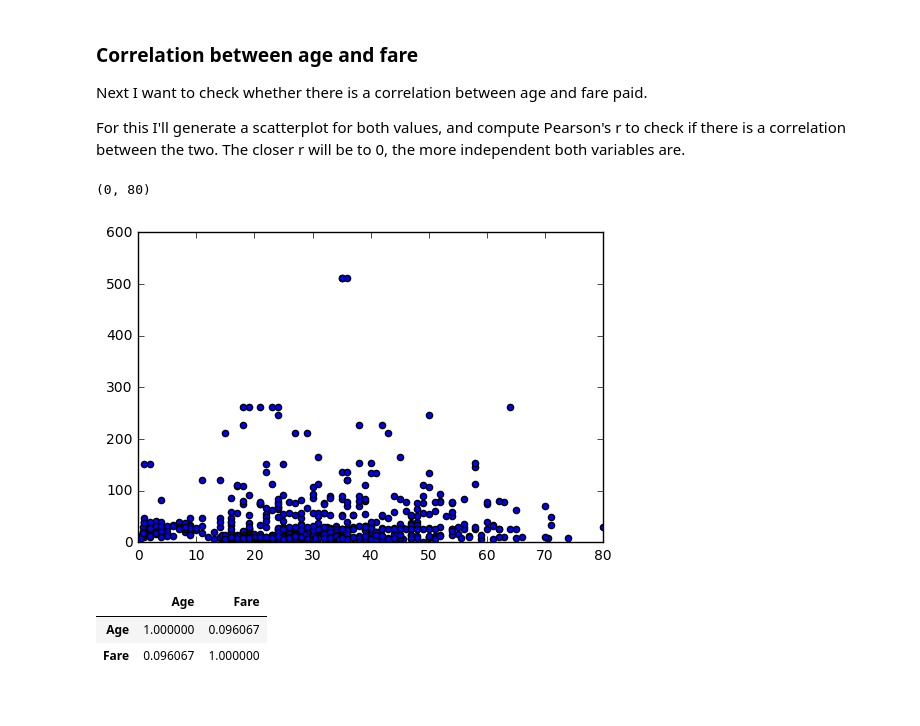
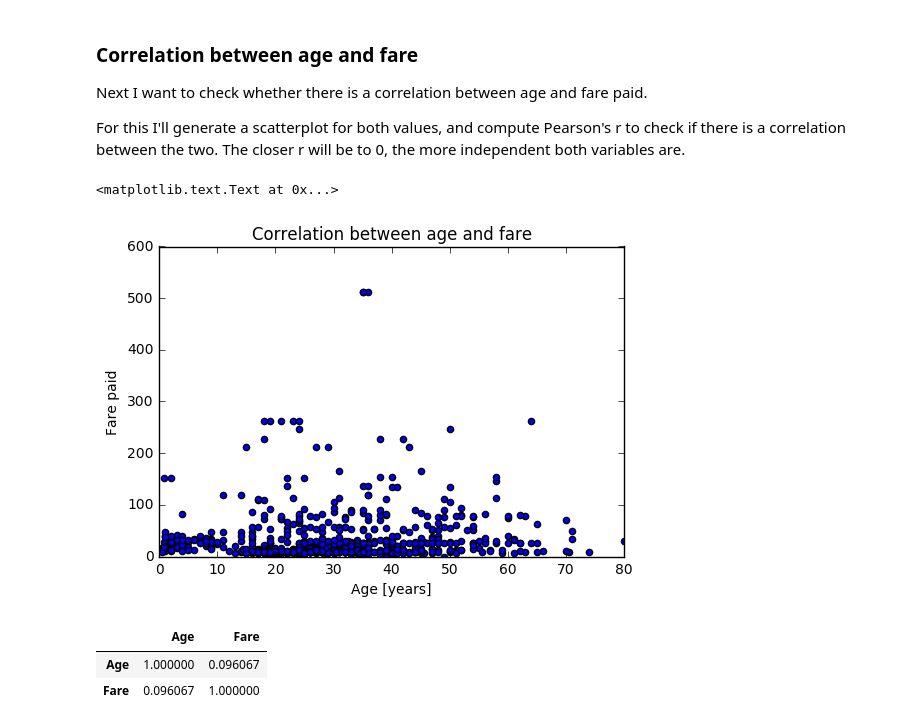
Before and after one commit to dieterannys/udacity_dand_p2, a Jupyter notebook: dand_dieter_annys_p2_investigate_a_dataset.ipynb, the cells around one changed output. Cells and saved outputs as stored; diff of their text form; code cells hidden in the pictures.

```diff
--- a/dand_dieter_annys_p2_investigate_a_dataset.ipynb
+++ b/dand_dieter_annys_p2_investigate_a_dataset.ipynb
@@ -189,7 +241,10 @@ As confirmation afterwards, I also check whether I can safely assume I can throw
 # %%
 # Separating passengers into 3 groups (men, women, children) and calculating their counts and means
 def mwc(row):
-    if row["Age"] < 12:
+    # Filtering out NaN ages
+    if isnan(row["Age"]):
+        return float('nan')
+    elif row["Age"] < 12:
         return "child"
     else:
         return row["Sex"]
@@ -377,11 +409,14 @@ For this I'll generate a scatterplot for both values, and compute Pearson's r to
 # %%
 # plt.scatter(titanic.groupby("Title").get_group("Mr")["Age"], titanic.groupby("Title").get_group("Mr")["Fare"])
 plt.scatter(titanic["Age"], titanic["Fare"])
 plt.ylim(0,600)
 plt.xlim(0,80)
+plt.title("Correlation between age and fare")
+plt.xlabel("Age [years]")
+plt.ylabel("Fare paid")
 # %% [output]
-(0, 80)
+<matplotlib.text.Text at 0x...>
-[figure, old version]
+[figure, new version]
 # %%
 # Calculate Pearson's r
 display(titanic[["Age","Fare"]].corr())
```
Also changed, not shown: parts of 22 cells of this notebook, 1 other file.
